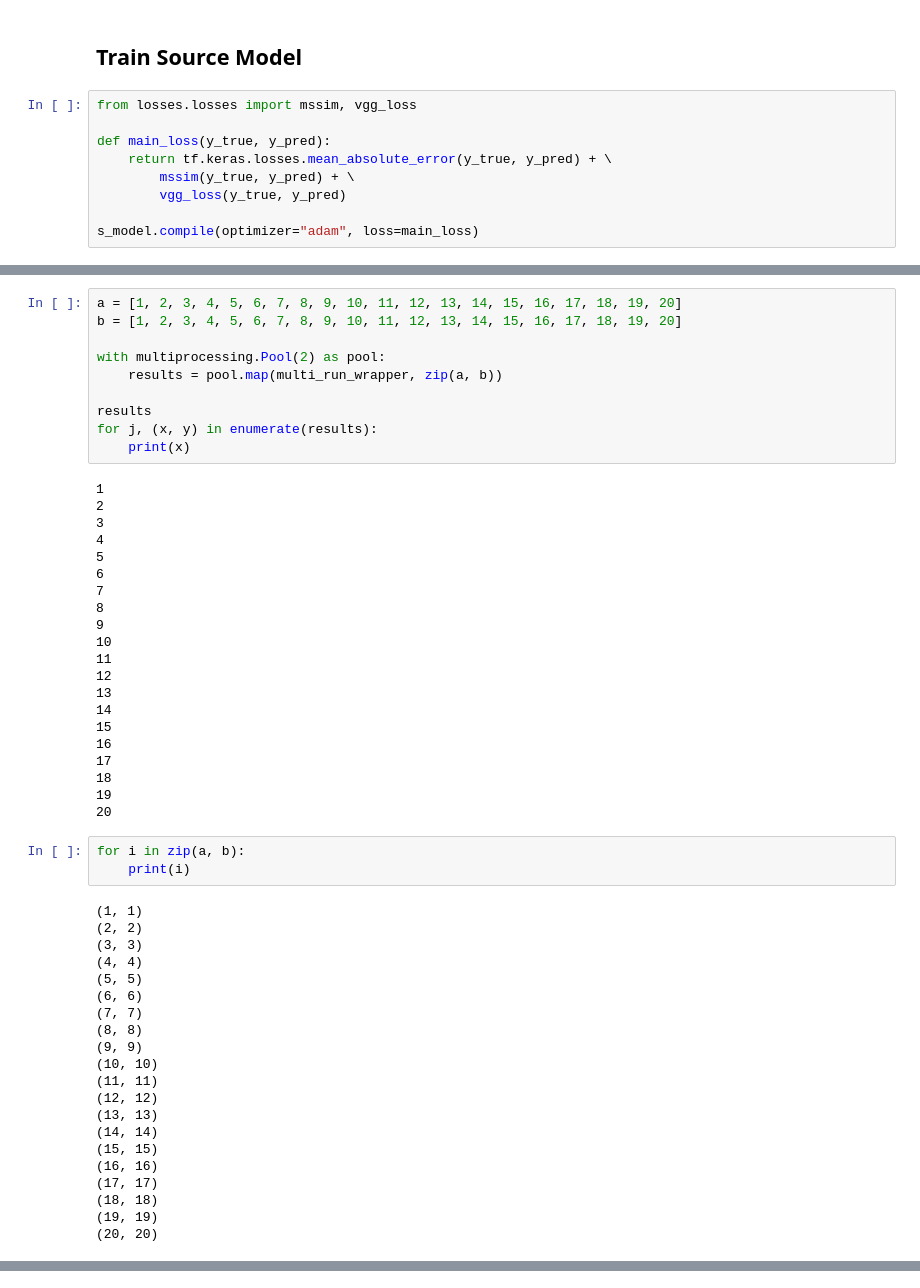
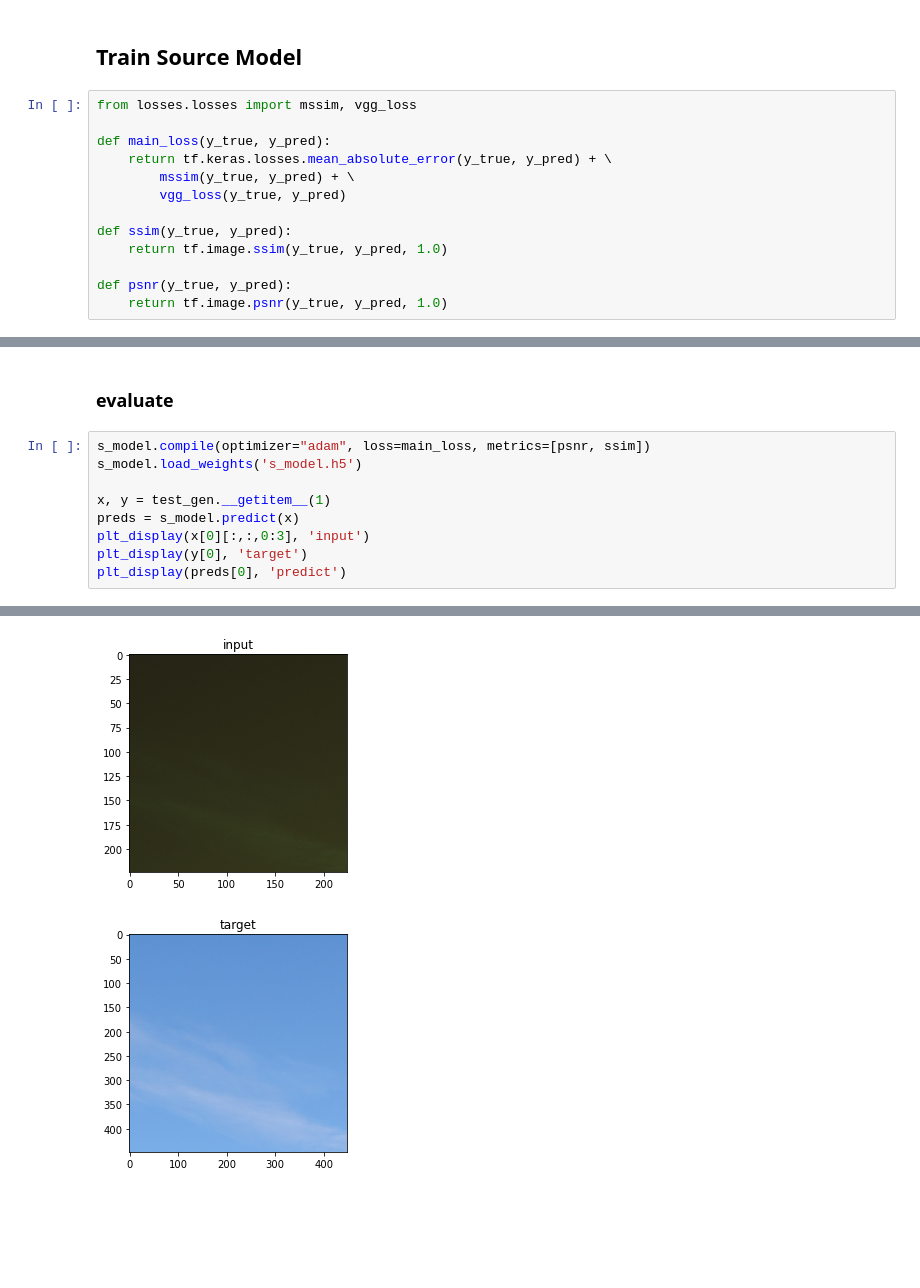
Before and after one commit to gosha20777/master-tesis, a Jupyter notebook: src/experiment-3/01-train-source-domain.ipynb, the cells around one changed output, grey strips where cells are left out. Cells and saved outputs as stored; diff of their text form; blank space fills up the shorter version.

Commit message:
train source model

```diff
--- a/src/experiment-3/01-train-source-domain.ipynb
+++ b/src/experiment-3/01-train-source-domain.ipynb
@@ -160,5 +145,9 @@ def main_loss(y_true, y_pred):
         mssim(y_true, y_pred) + \
         vgg_loss(y_true, y_pred)
 
-s_model.compile(optimizer="adam", loss=main_loss)
+def ssim(y_true, y_pred):
+    return tf.image.ssim(y_true, y_pred, 1.0)
+
+def psnr(y_true, y_pred):
+    return tf.image.psnr(y_true, y_pred, 1.0)
 # %%
@@ -184,55 +181,12 @@ def add(x, y):
-# %%
-a = [1, 2, 3, 4, 5, 6, 7, 8, 9, 10, 11, 12, 13, 14, 15, 16, 17, 18, 19, 20]
-b = [1, 2, 3, 4, 5, 6, 7, 8, 9, 10, 11, 12, 13, 14, 15, 16, 17, 18, 19, 20]
-
-with multiprocessing.Pool(2) as pool:
-    results = pool.map(multi_run_wrapper, zip(a, b))
-
-results
-for j, (x, y) in enumerate(results):
-    print(x)
-# %% [output]
-1
-2
-3
-4
-5
-6
-7
-8
-9
-10
-11
-12
-13
-14
-15
-16
-17
-18
-19
-20
-# %%
-for i in zip(a, b):
-    print(i)
-# %% [output]
-(1, 1)
-(2, 2)
-(3, 3)
-(4, 4)
-(5, 5)
-(6, 6)
-(7, 7)
-(8, 8)
-(9, 9)
-(10, 10)
-(11, 11)
-(12, 12)
-(13, 13)
-(14, 14)
-(15, 15)
-(16, 16)
-(17, 17)
-(18, 18)
-(19, 19)
-(20, 20)
+# %% [markdown]
+### evaluate
+# %%
+s_model.compile(optimizer="adam", loss=main_loss, metrics=[psnr, ssim])
+s_model.load_weights('s_model.h5')
+
+x, y = test_gen.__getitem__(1)
+preds = s_model.predict(x)
+plt_display(x[0][:,:,0:3], 'input')
+plt_display(y[0], 'target')
+plt_display(preds[0], 'predict')
+# %% [output]
@@ -238,0 +194,2 @@ for i in zip(a, b):
+[figure, added]
+[figure, added]
```
Also changed, not shown: parts of 9 cells of this notebook, 2 other files.
